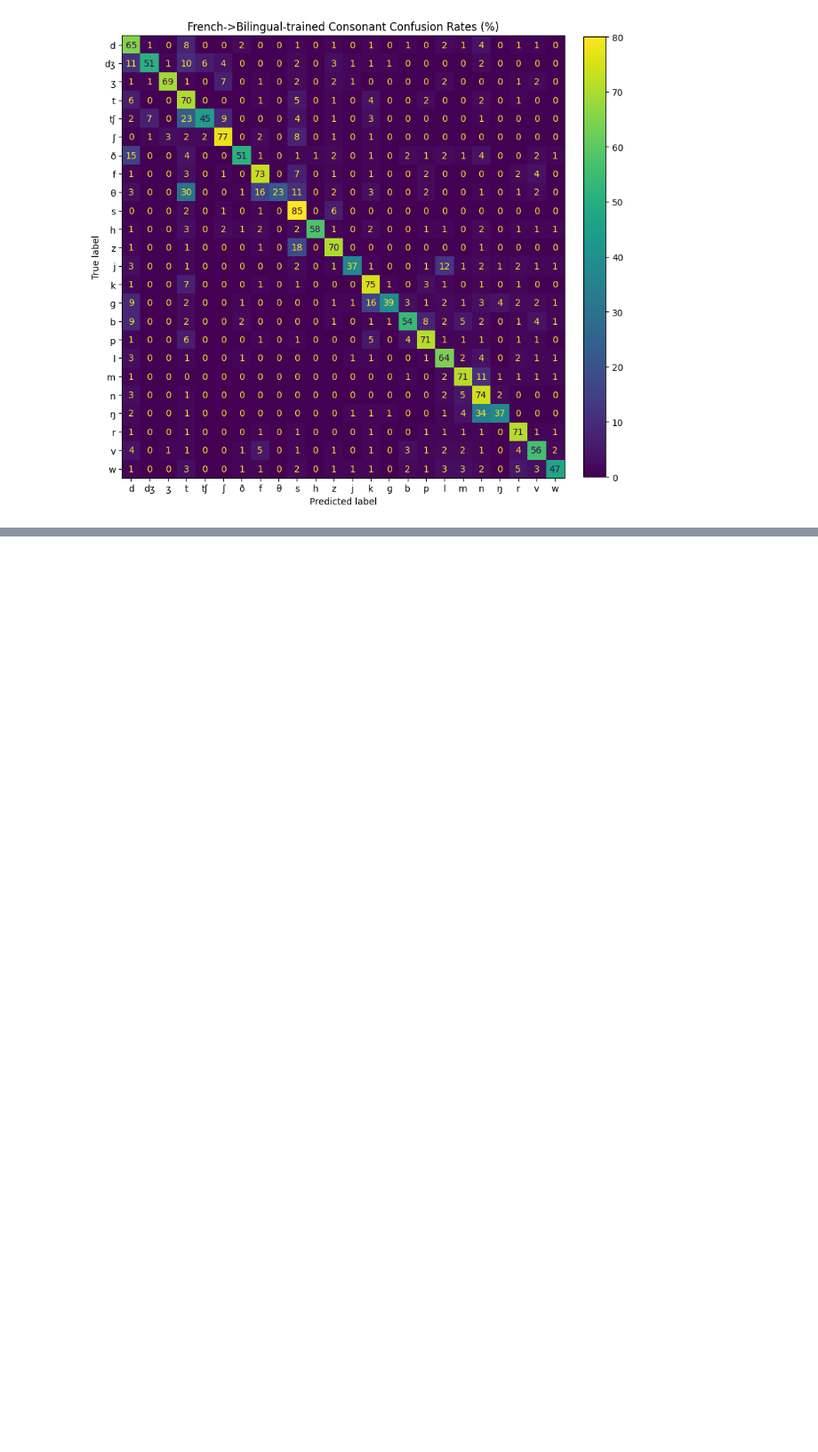
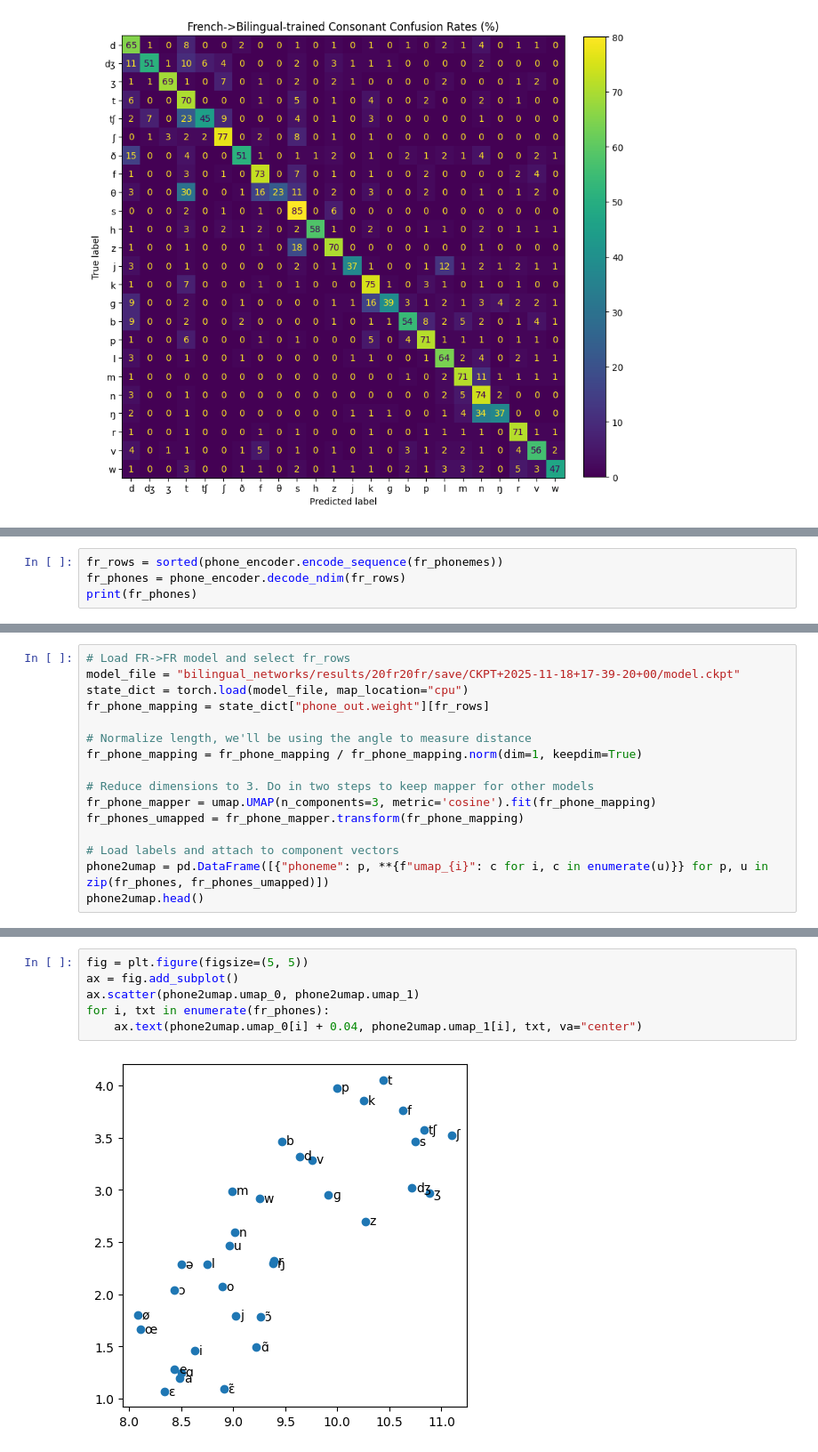
Before and after one commit to pplantinga/bilingual_networks, a Jupyter notebook: phoneme_pca.ipynb, the cells around one changed output, grey strips where cells are left out. Shown at 89% size. Drawn from its saved outputs; the diff is of its cells as text; blank space fills up the shorter version.

Commit message:
Add charts mapping different models to same PCA space

```diff
--- a/phoneme_pca.ipynb
+++ b/phoneme_pca.ipynb
@@ -236,0 +245,4 @@ plot_confusions(frbi_confusions, conso_rows, consonants, "French->Bilingual-trai
+# %%
+fr_rows = sorted(phone_encoder.encode_sequence(fr_phonemes))
+fr_phones = phone_encoder.decode_ndim(fr_rows)
+print(fr_phones)
@@ -236,0 +251,16 @@ plot_confusions(frbi_confusions, conso_rows, consonants, "French->Bilingual-trai
+# %%
+# Load FR->FR model and select fr_rows
+model_file = "bilingual_networks/results/20fr20fr/save/CKPT+2025-11-18+17-39-20+00/model.ckpt"
+state_dict = torch.load(model_file, map_location="cpu")
+fr_phone_mapping = state_dict["phone_out.weight"][fr_rows]
+
+# Normalize length, we'll be using the angle to measure distance
+fr_phone_mapping = fr_phone_mapping / fr_phone_mapping.norm(dim=1, keepdim=True)
+
+# Reduce dimensions to 3. Do in two steps to keep mapper for other models
+fr_phone_mapper = umap.UMAP(n_components=3, metric='cosine').fit(fr_phone_mapping)
+fr_phones_umapped = fr_phone_mapper.transform(fr_phone_mapping)
+
+# Load labels and attach to component vectors
+phone2umap = pd.DataFrame([{"phoneme": p, **{f"umap_{i}": c for i, c in enumerate(u)}} for p, u in zip(fr_phones, fr_phones_umapped)])
+phone2umap.head()
@@ -236,0 +274,8 @@ plot_confusions(frbi_confusions, conso_rows, consonants, "French->Bilingual-trai
+# %%
+fig = plt.figure(figsize=(5, 5))
+ax = fig.add_subplot()
+ax.scatter(phone2umap.umap_0, phone2umap.umap_1)
+for i, txt in enumerate(fr_phones):
+    ax.text(phone2umap.umap_0[i] + 0.04, phone2umap.umap_1[i], txt, va="center")
+# %% [output]
+[figure, added]
```
Also changed, not shown: parts of 13 cells of this notebook.
